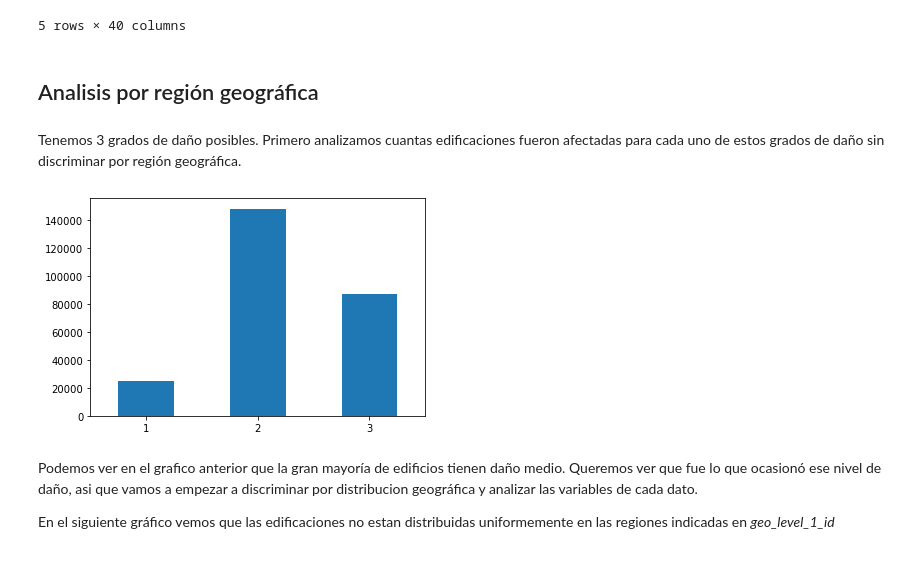
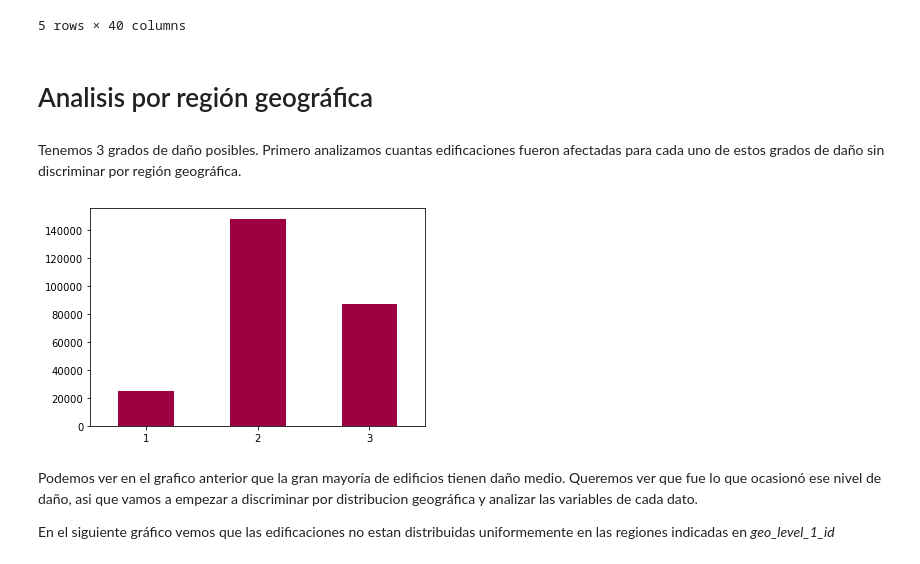
Before and after one commit to franvinas/7506-tp1, a Jupyter notebook: tp1.ipynb, the cells around one changed output. Saved outputs shown, nothing was run; the diff lists cells and outputs as text; code cells hidden in the pictures.

Commit message:
agregado analisis del terreno

```diff
--- a/tp1.ipynb
+++ b/tp1.ipynb
@@ -31,9 +31,11 @@ import pandas as pd
 import numpy as np
 import matplotlib.pyplot as plt
 import seaborn as sns
+from matplotlib import cm
 
 #seteando la paleta de colores
 cmap = sns.color_palette('YlGnBu', n_colors=200)
+cmapMatplotlib = cm.get_cmap('Spectral')
 # %%
 # lectura de archivos csv
 train_values=pd.read_csv('train_values.csv',
@@ -318,15 +320,15 @@ df.head()
 | 4 | 201944 | 11 | 131 | 1488 | 3 | 30 | ... |
 5 rows × 40 columns
 # %% [markdown]
-## Analisis por región geográfica
+# Analisis por región geográfica
 # %% [markdown]
 Tenemos 3 grados de daño posibles. Primero analizamos cuantas edificaciones fueron afectadas para cada uno de estos grados de daño sin discriminar por región geográfica.
 # %%
 general_damage = df['damage_grade'].value_counts(sort=False)
-general_damage.plot(kind='bar', rot=0)
+general_damage.plot(kind='bar', rot=0, cmap=cmapMatplotlib)
 plt.show()
 # %% [output]
-[figure, old version]
+[figure, new version]
 # %% [markdown]
 Podemos ver en el grafico anterior que la gran mayoría de edificios tienen daño medio.
 Queremos ver que fue lo que ocasionó ese nivel de daño, asi que vamos a empezar a discriminar por distribucion geográfica y analizar las variables de cada dato.
```
Also changed, not shown: parts of 5 cells of this notebook.
